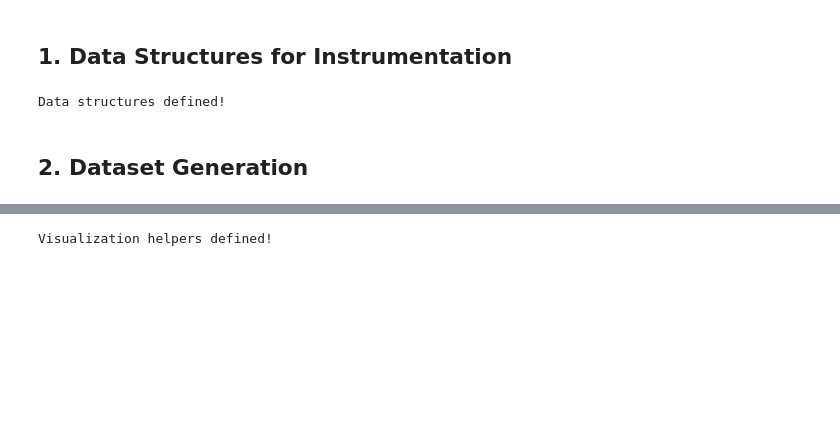
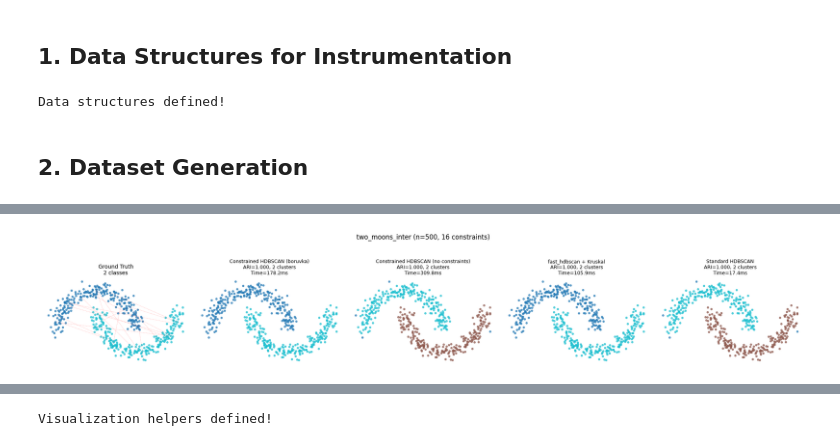
Before and after one commit to kareef928/cannot-link-single-linkage, a Jupyter notebook: notebooks/parallel_boruvka_demo.ipynb, the cells around one changed output, grey strips where cells are left out. Saved outputs shown, nothing was run; the diff lists cells and outputs as text; code cells hidden in the pictures; blank space fills up the shorter version.

```diff
--- a/notebooks/parallel_boruvka_demo.ipynb
+++ b/notebooks/parallel_boruvka_demo.ipynb
@@ -398,0 +1044,86 @@ Datasets generated!
+# %%
+def plot_clustering_comparison(
+    dataset_type: str,
+    size: int,
+    data: Dict,
+    benchmark_results: Dict[str, BenchmarkResult],
+    figsize: Tuple[int, int] = (20, 4),
+) -> None:
+    """
+    Plot side-by-side comparison of clustering results from different methods.
+
+    Args:
+        dataset_type: Name of the dataset type.
+        size: Dataset size.
+        data: Dataset dictionary with X, y, constraints.
+        benchmark_results: Dictionary of BenchmarkResult objects.
+        figsize: Figure size.
+    """
+    X = data['X']
+    y_true = data['y']
+    constraints = data['constraints']
+
+    # Determine number of plots (ground truth + methods)
+    methods = list(benchmark_results.keys())
+    n_plots = 1 + len(methods)  # Ground truth + all methods
+
+    fig, axes = plt.subplots(1, n_plots, figsize=figsize)
+
+    # Plot ground truth
+    ax = axes[0]
+    scatter = ax.scatter(X[:, 0], X[:, 1], c=y_true, cmap='tab10', s=10, alpha=0.7)
+    ax.set_title(f"Ground Truth\n{len(np.unique(y_true))} classes", fontsize=10)
+    ax.set_aspect('equal')
+    ax.axis('off')
+
+    # Plot constraints as dashed lines
+    if len(constraints) > 0 and len(constraints) <= 50:
+        for i, j in constraints:
+            ax.plot([X[i, 0], X[j, 0]], [X[i, 1], X[j, 1]],
+                   'r--', alpha=0.3, linewidth=0.5)
+
+    # Plot each method's result
+    for idx, (method_key, result) in enumerate(benchmark_results.items()):
+        ax = axes[idx + 1]
+
+        if result.error:
+            ax.text(0.5, 0.5, f"Error:\n{result.error}",
+                   ha='center', va='center', transform=ax.transAxes, fontsize=8)
+            ax.set_title(f"{result.method_name}\nERROR", fontsize=10)
+        else:
+            labels = result.labels
+            # Handle noise points (label -1) with gray color
+            colors = np.where(labels >= 0, labels, -1)
+            scatter = ax.scatter(X[:, 0], X[:, 1], c=colors, cmap='tab10', s=10, alpha=0.7)
+
+            title = (f"{result.method_name}\n"
+                    f"ARI={result.ari_score:.3f}, {result.n_clusters} clusters\n"
+                    f"Time={result.time_seconds*1000:.1f}ms")
+            ax.set_title(title, fontsize=9)
+
+        ax.set_aspect('equal')
+        ax.axis('off')
+
+    plt.suptitle(f"{dataset_type} (n={size}, {len(constraints)} constraints)",
+                fontsize=12, y=1.02)
+    plt.tight_layout()
+    plt.show()
+
+
+# Plot comparisons for each dataset type and a selection of sizes
+PLOT_SIZES = [500, 2000]  # Select sizes for visualization
+
+for dataset_type in datasets.keys():
+    print(f"\n{'='*60}")
+    print(f"Clustering Comparison: {dataset_type}")
+    print(f"{'='*60}")
+
+    for size in PLOT_SIZES:
+        if size in all_benchmarks[dataset_type]:
+            plot_clustering_comparison(
+                dataset_type,
+                size,
+                datasets[dataset_type][size],
+                all_benchmarks[dataset_type][size],
+            )
+# %% [output]
@@ -398,0 +1133 @@ Datasets generated!
+[figure, added]
```
Also changed, not shown: parts of 30 cells of this notebook.
